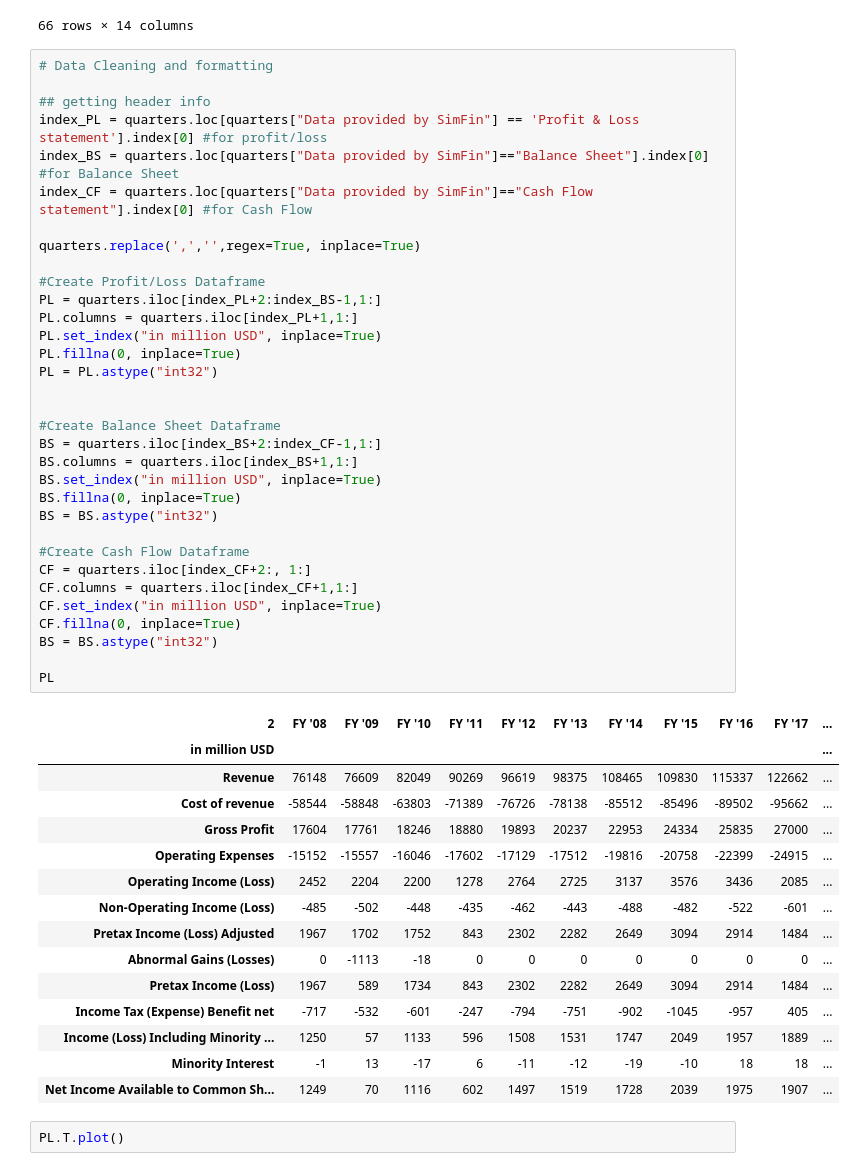
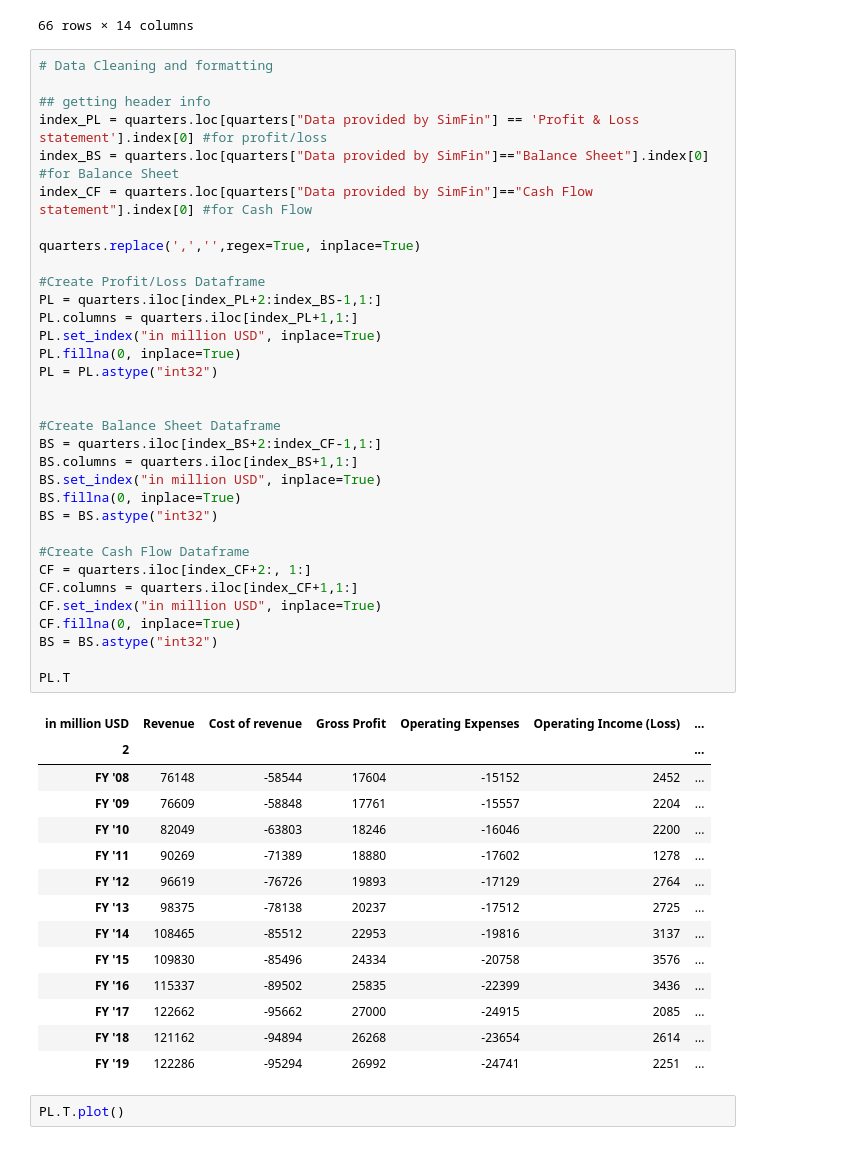
Before and after one commit to TuVanNguyen/JupyterNotes, a Jupyter notebook: notebooks/ValueInvesting-TaewooKim/Lesson1_UploadingDataFromSimFin.ipynb, the cells around one changed output. Saved outputs shown, nothing was run; the diff lists cells and outputs as text.

```diff
--- a/notebooks/ValueInvesting-TaewooKim/Lesson1_UploadingDataFromSimFin.ipynb
+++ b/notebooks/ValueInvesting-TaewooKim/Lesson1_UploadingDataFromSimFin.ipynb
@@ -30,49 +30,48 @@ quarters
 ## getting header info
 index_PL = quarters.loc[quarters["Data provided by SimFin"] == 'Profit & Loss statement'].index[0] #for profit/loss
 index_BS = quarters.loc[quarters["Data provided by SimFin"]=="Balance Sheet"].index[0] #for Balance Sheet
 index_CF = quarters.loc[quarters["Data provided by SimFin"]=="Cash Flow statement"].index[0] #for Cash Flow
 
 quarters.replace(',','',regex=True, inplace=True)
 
 #Create Profit/Loss Dataframe
 PL = quarters.iloc[index_PL+2:index_BS-1,1:]
 PL.columns = quarters.iloc[index_PL+1,1:]
 PL.set_index("in million USD", inplace=True)
 PL.fillna(0, inplace=True)
 PL = PL.astype("int32")
 
 
 #Create Balance Sheet Dataframe
 BS = quarters.iloc[index_BS+2:index_CF-1,1:]
 BS.columns = quarters.iloc[index_BS+1,1:]
 BS.set_index("in million USD", inplace=True)
 BS.fillna(0, inplace=True)
 BS = BS.astype("int32")
 
 #Create Cash Flow Dataframe
 CF = quarters.iloc[index_CF+2:, 1:]
 CF.columns = quarters.iloc[index_CF+1,1:]
 CF.set_index("in million USD", inplace=True)
 CF.fillna(0, inplace=True)
 BS = BS.astype("int32")
 
-PL
+PL.T
 # %% [output]
-| 2 | FY '08 | FY '09 | FY '10 | FY '11 | FY '12 | FY '13 | FY '14 | FY '15 | FY '16 | FY '17 | ... |
-| in million USD |  |  |  |  |  |  |  |  |  |  | ... |
-| Revenue | 76148 | 76609 | 82049 | 90269 | 96619 | 98375 | 108465 | 109830 | 115337 | 122662 | ... |
-| Cost of revenue | -58544 | -58848 | -63803 | -71389 | -76726 | -78138 | -85512 | -85496 | -89502 | -95662 | ... |
-| Gross Profit | 17604 | 17761 | 18246 | 18880 | 19893 | 20237 | 22953 | 24334 | 25835 | 27000 | ... |
-| Operating Expenses | -15152 | -15557 | -16046 | -17602 | -17129 | -17512 | -19816 | -20758 | -22399 | -24915 | ... |
-| Operating Income (Loss) | 2452 | 2204 | 2200 | 1278 | 2764 | 2725 | 3137 | 3576 | 3436 | 2085 | ... |
-| Non-Operating Income (Loss) | -485 | -502 | -448 | -435 | -462 | -443 | -488 | -482 | -522 | -601 | ... |
-| Pretax Income (Loss) Adjusted | 1967 | 1702 | 1752 | 843 | 2302 | 2282 | 2649 | 3094 | 2914 | 1484 | ... |
-| Abnormal Gains (Losses) | 0 | -1113 | -18 | 0 | 0 | 0 | 0 | 0 | 0 | 0 | ... |
-| Pretax Income (Loss) | 1967 | 589 | 1734 | 843 | 2302 | 2282 | 2649 | 3094 | 2914 | 1484 | ... |
-| Income Tax (Expense) Benefit net | -717 | -532 | -601 | -247 | -794 | -751 | -902 | -1045 | -957 | 405 | ... |
-| Income (Loss) Including Minority ... | 1250 | 57 | 1133 | 596 | 1508 | 1531 | 1747 | 2049 | 1957 | 1889 | ... |
-| Minority Interest | -1 | 13 | -17 | 6 | -11 | -12 | -19 | -10 | 18 | 18 | ... |
-| Net Income Available to Common Sh... | 1249 | 70 | 1116 | 602 | 1497 | 1519 | 1728 | 2039 | 1975 | 1907 | ... |
+| in million USD | Revenue | Cost of revenue | Gross Profit | Operating Expenses | Operating Income (Loss) | ... |
+| 2 |  |  |  |  |  | ... |
+| FY '08 | 76148 | -58544 | 17604 | -15152 | 2452 | ... |
+| FY '09 | 76609 | -58848 | 17761 | -15557 | 2204 | ... |
+| FY '10 | 82049 | -63803 | 18246 | -16046 | 2200 | ... |
+| FY '11 | 90269 | -71389 | 18880 | -17602 | 1278 | ... |
+| FY '12 | 96619 | -76726 | 19893 | -17129 | 2764 | ... |
+| FY '13 | 98375 | -78138 | 20237 | -17512 | 2725 | ... |
+| FY '14 | 108465 | -85512 | 22953 | -19816 | 3137 | ... |
+| FY '15 | 109830 | -85496 | 24334 | -20758 | 3576 | ... |
+| FY '16 | 115337 | -89502 | 25835 | -22399 | 3436 | ... |
+| FY '17 | 122662 | -95662 | 27000 | -24915 | 2085 | ... |
+| FY '18 | 121162 | -94894 | 26268 | -23654 | 2614 | ... |
+| FY '19 | 122286 | -95294 | 26992 | -24741 | 2251 | ... |
 # %%
 PL.T.plot()
 # %% [output]
```
Also changed, not shown: 2 other files.
